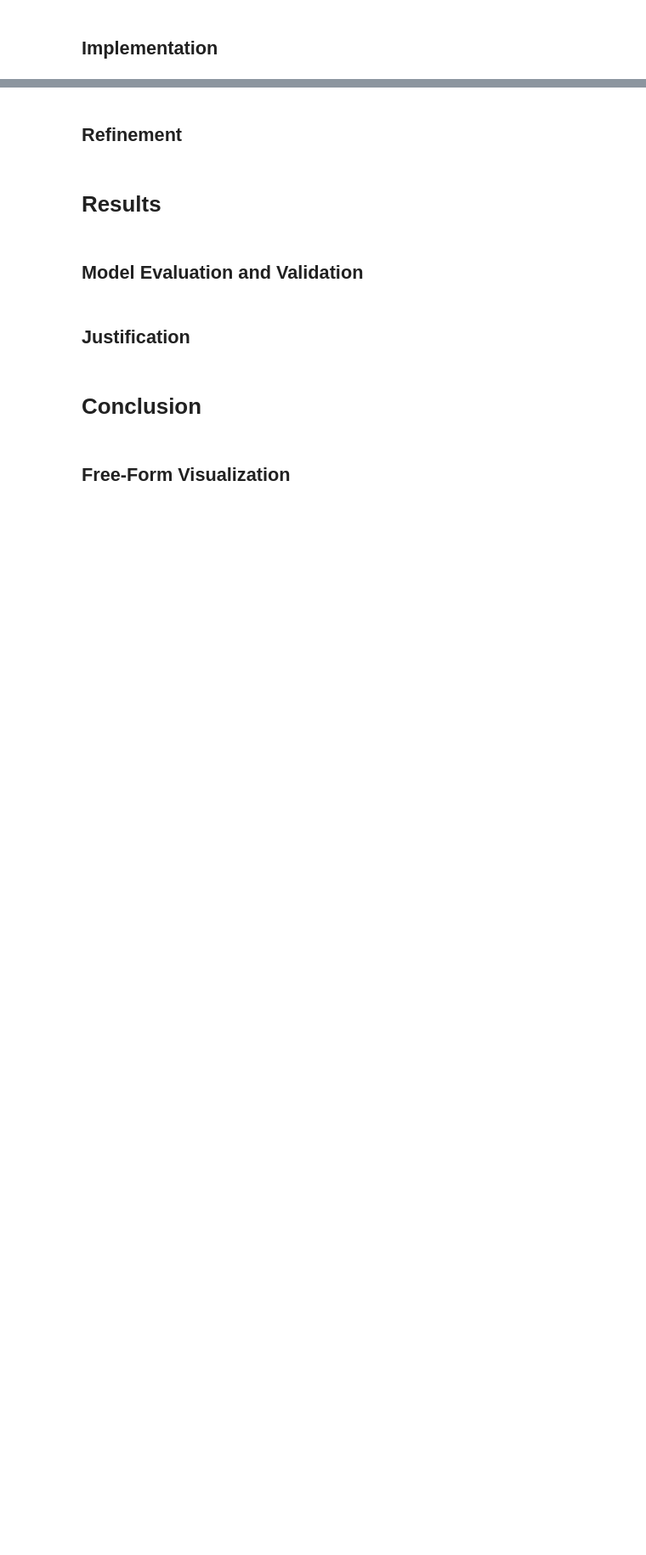
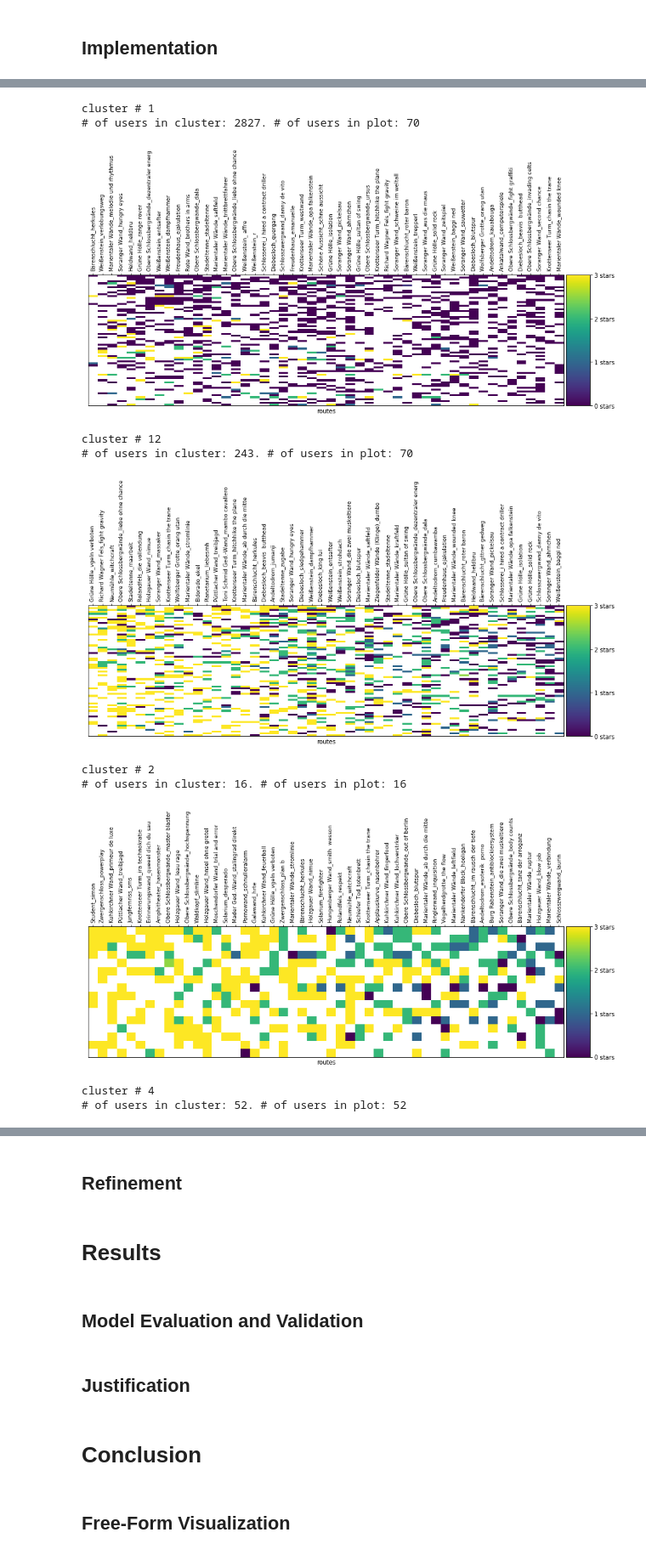
Before and after one commit to killakalle/8anu_Exploration, a Jupyter notebook: 8anu_Exploration.ipynb, the cells around one changed output, grey strips where cells are left out. Shown at 85% size. Drawn from its saved outputs; the diff is of its cells as text; code cells hidden in the pictures; blank space fills up the shorter version.

```diff
--- a/8anu_Exploration.ipynb
+++ b/8anu_Exploration.ipynb
@@ -518,0 +691,6 @@ X_train_routes.head(10)
+# %%
+# user_route_ratings_str = user_route_ratings.copy()
+# user_route_ratings_str.columns = user_route_ratings_str.columns.astype(str)
+# sparse_ratings = csr_matrix(pd.SparseDataFrame(user_route_ratings_str).to_coo())
+
+sparse_ratings = csr_matrix(pd.SparseDataFrame(user_route_ratings).to_coo())
@@ -518,0 +699,7 @@ X_train_routes.head(10)
+# %%
+from sklearn.cluster import KMeans
+
+# TODO find number of clusters
+
+# 20 clusters
+predictions = KMeans(n_clusters=20, algorithm='full').fit_predict(sparse_ratings)
@@ -518,0 +769,20 @@ X_train_routes.head(10)
+# %%
+max_users = 70
+max_routes = 50
+
+clustered = pd.concat([user_route_ratings.reset_index(),
+                       pd.DataFrame({'group': predictions})], axis=1)
+# %%
+draw_route_clusters(clustered, max_users, max_routes)
+# %% [output]
+cluster # 1
+# of users in cluster: 2827. # of users in plot: 70
+[figure, added]
+cluster # 12
+# of users in cluster: 243. # of users in plot: 70
+[figure, added]
+cluster # 2
+# of users in cluster: 16. # of users in plot: 16
+[figure, added]
+cluster # 4
+# of users in cluster: 52. # of users in plot: 52
```
Also changed, not shown: parts of 39 cells of this notebook, 1 other file.
